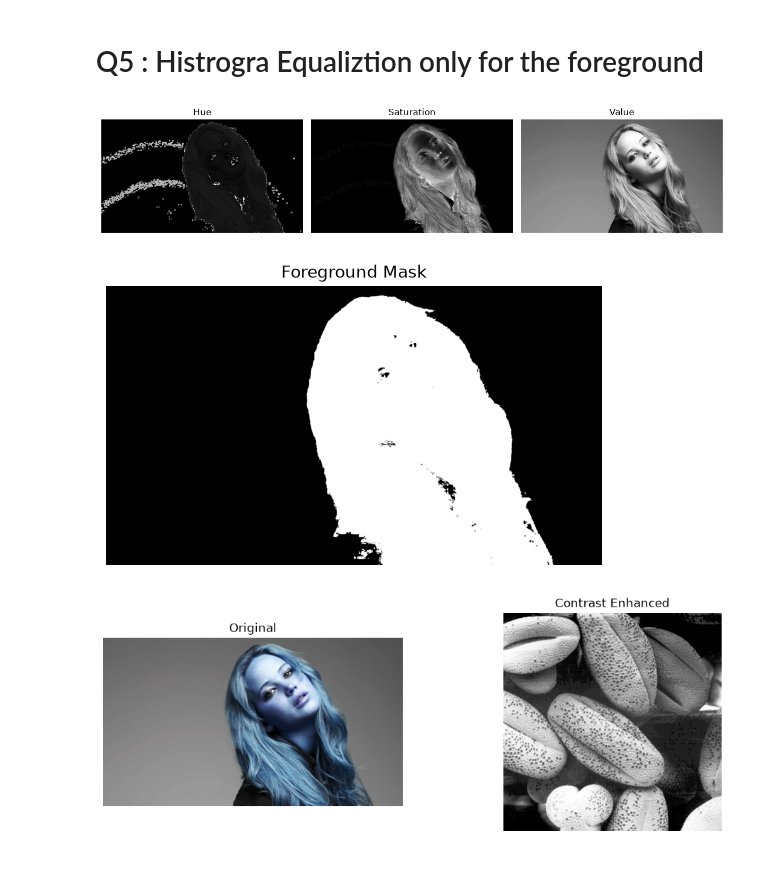
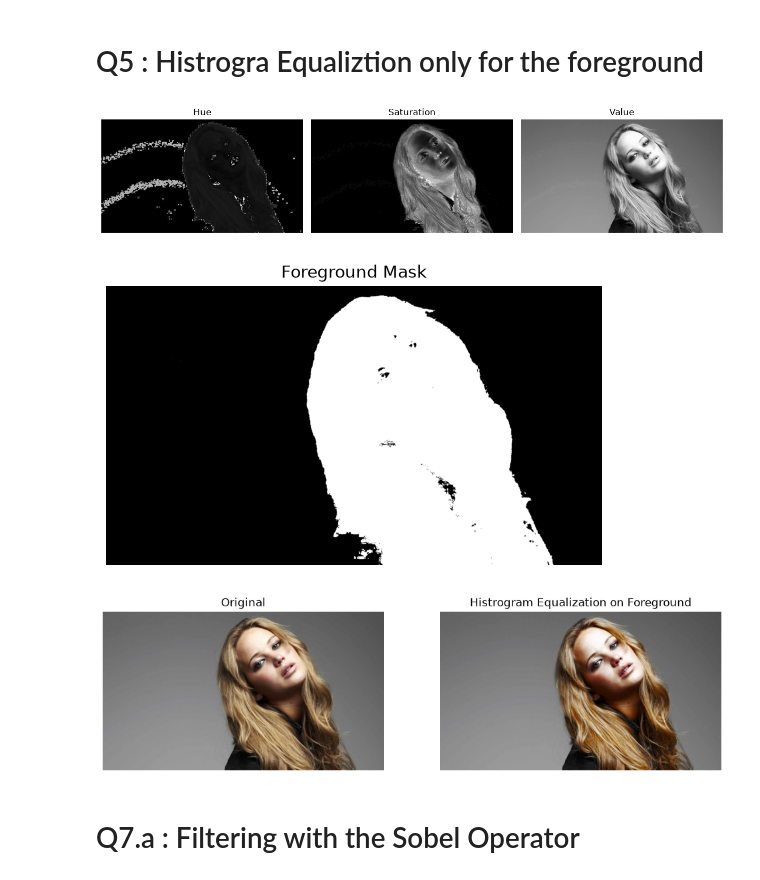
Before and after one commit to rus1ru/EN3160_Assignment_1, a Jupyter notebook: assignment_01.ipynb, the cells around one changed output. Drawn from its saved outputs; the diff is of its cells as text; code cells hidden in the pictures.

Commit message:
Question 6 implementation and Q7 : Sobel Filter implementation

```diff
--- a/assignment_01.ipynb
+++ b/assignment_01.ipynb
@@ -402,6 +402,7 @@ def histrogram_equalization_mask(img, s, mask):
     # histrogram calculation usign calcHist function
 
     foreground = cv2.bitwise_and(s, s, mask=mask)
+    background = cv2.bitwise_and(s, s, mask=cv2.bitwise_not(mask))
 
     # Compute histogram of foreground saturation
     hist = cv2.calcHist(
@@ -421,32 +422,39 @@ def histrogram_equalization_mask(img, s, mask):
     L = 256
     mapping = np.round((L - 1) * cdf_normalized).astype(np.uint8)
 
-    # Apply the mapping to the image
-    result = cv2.LUT(img, mapping)
+    foreground_equalized = np.zeros_like(s)
+
+    foreground_equalized[mask > 0] = cv2.LUT(foreground[mask > 0], mapping)
+
+    result_s = cv2.add(foreground_equalized, background)
+    result_hsv = cv2.merge([h, result_s, v])
+    result = cv2.cvtColor(result_hsv, cv2.COLOR_HSV2BGR)
 
     hist_after = cv2.calcHist([result], [0], None, [256], [0, 256])
 
     return result, hist, hist_after
 # %%
 img = cv2.imread("images/q6.jpeg")
-h,s,v, mask = histrogram_equalization_hsv_visualization(img)
-
+h, s, v, mask = histrogram_equalization_hsv_visualization(img)
+result, before_hist, after_hist = histrogram_equalization_mask(img, s, mask)
 # From our output, to get a mask of foreground we have to go with Saturation channel.
 
-plt.figure(figsize=(12, 4))
+plt.figure(figsize=(12, 8))
 
 plt.subplot(1, 2, 1)
-plt.imshow(img, cmap="gray")
+plt.imshow(cv2.cvtColor(img, cv2.COLOR_BGR2RGB))
 plt.title("Original")
 plt.axis("off")
 
 plt.subplot(1, 2, 2)
-plt.imshow(corrected, cmap="gray")
-plt.title("Contrast Enhanced")
+plt.imshow(cv2.cvtColor(result, cv2.COLOR_BGR2RGB))
+plt.title("Histrogram Equalization on Foreground")
 plt.axis("off")
 
 plt.show()
 # %% [output]
 [figure]
 [figure]
-[figure, old version]
+[figure, new version]
+# %% [markdown]
+# Q7.a : Filtering with the Sobel Operator
```
Also changed, not shown: parts of 6 cells of this notebook, 1 other file.
